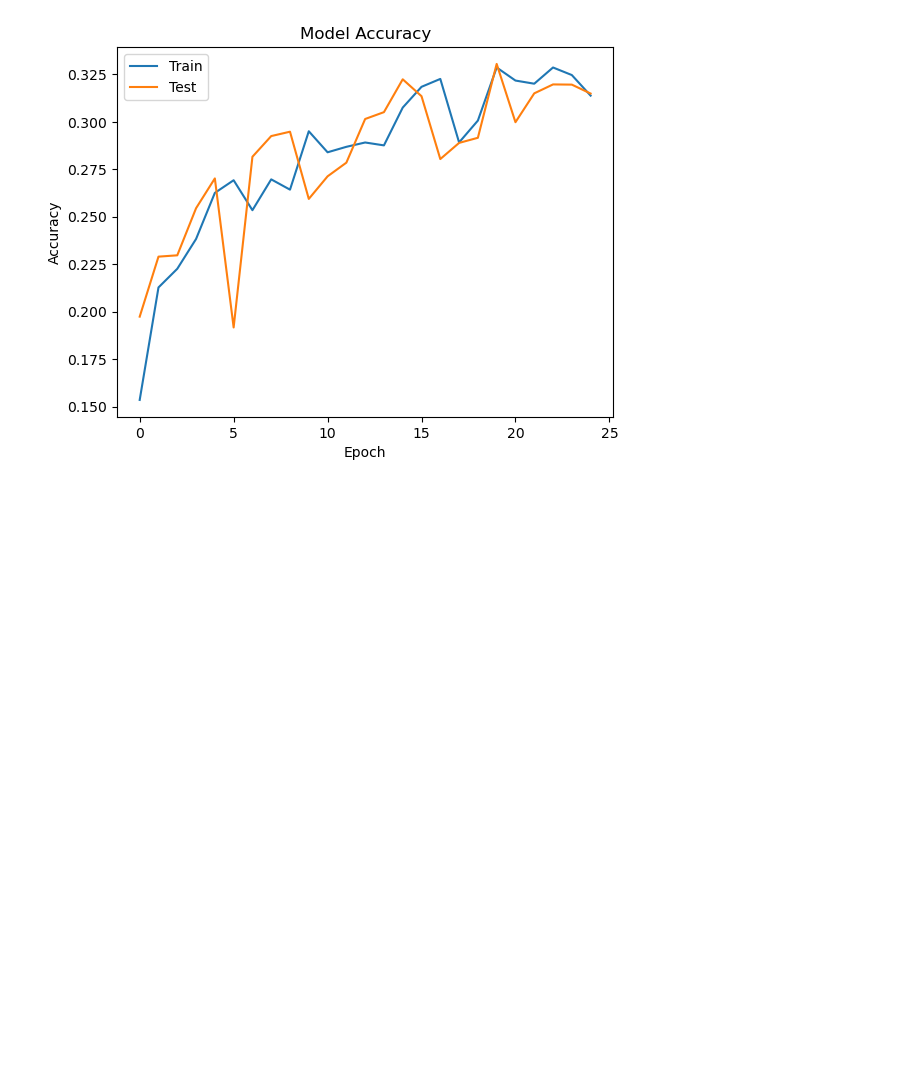
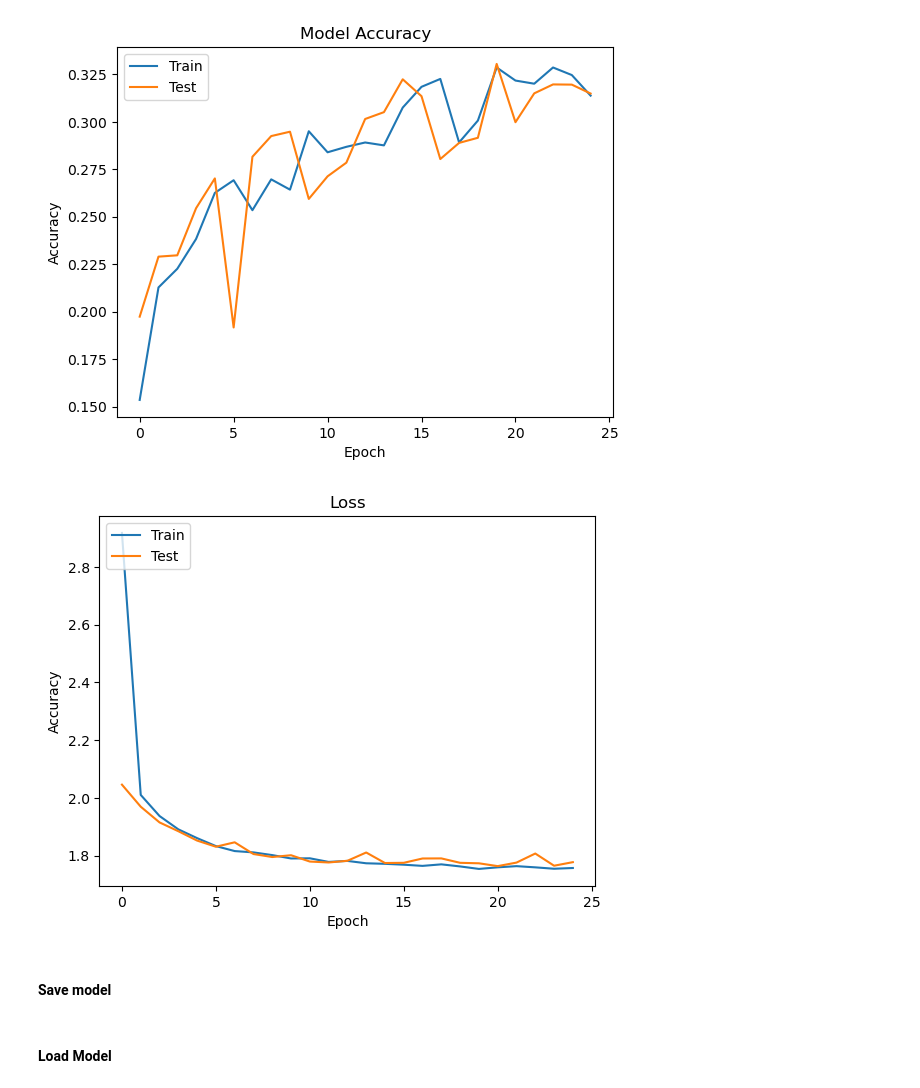
Before and after one commit to bkuriach/AIT-401-deep-learning, a Jupyter notebook: src/lab_5_Neural_Networks/CIFAR_10_classification_NN.ipynb, the cells around one changed output. Cells and saved outputs as stored; diff of their text form; code cells hidden in the pictures; blank space fills up the shorter version.

```diff
--- a/src/lab_5_Neural_Networks/CIFAR_10_classification_NN.ipynb
+++ b/src/lab_5_Neural_Networks/CIFAR_10_classification_NN.ipynb
@@ -67,7 +72,7 @@ display_images()
 model = tensorflow.keras.models.Sequential([
     tensorflow.keras.layers.Flatten(input_shape=(32, 32, 3)),
     tensorflow.keras.layers.Dense(128, activation='relu'),
-    tensorflow.keras.layers.Dense(32, activation='relu'),
+    # tensorflow.keras.layers.Dense(32, activation='relu'),
     tensorflow.keras.layers.Dense(10, activation='softmax')
 ])
 # %% [markdown]
@@ -121,3 +126,16 @@ plt.legend(['Train', 'Test'], loc='upper left')
 plt.show()
 # %% [output]
 [figure]
+# %%
+# Plot the accuracy from the training history
+plt.plot(history.history['loss'])
+plt.plot(history.history['val_loss'])
+plt.title('Loss')
+plt.ylabel('Accuracy')
+plt.xlabel('Epoch')
+plt.legend(['Train', 'Test'], loc='upper left')
+plt.show()
+# %% [output]
+[figure, added]
+# %% [markdown]
+#### Save model
@@ -123,0 +147,2 @@ plt.show()
+# %% [markdown]
+#### Load Model
```
Also changed, not shown: parts of 12 cells of this notebook, 1 other file.
